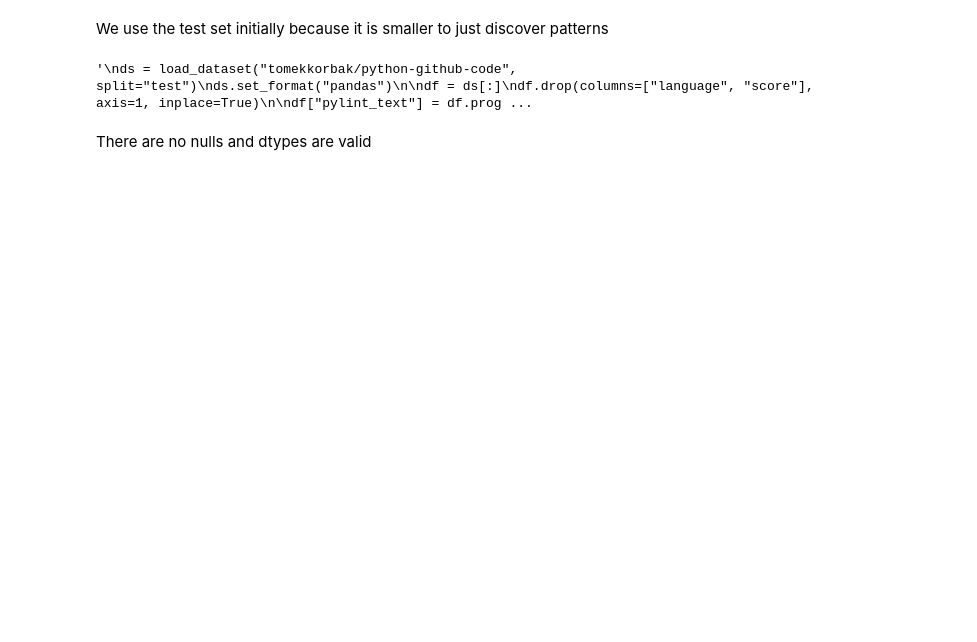
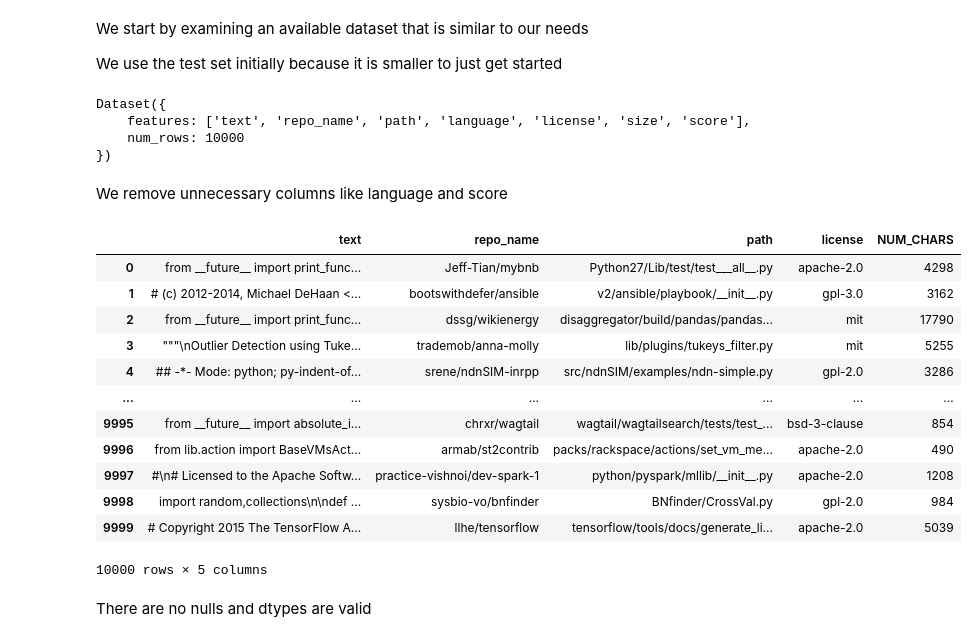
Before and after one commit to n-zalok/Python-Editor, a Jupyter notebook: notebooks/data_exploration.ipynb, the cells around one changed output. Cells and saved outputs as stored; diff of their text form; code cells hidden in the pictures; blank space fills up the shorter version.

```diff
--- a/notebooks/data_exploration.ipynb
+++ b/notebooks/data_exploration.ipynb
@@ -1,28 +1,41 @@
+# %% [markdown]
+We start by examining an available dataset that is similar to our needs
+
+We use the test set initially because it is smaller to just get started
 # %%
 import pandas as pd
 from datasets import load_dataset
-import sys
-sys.path.append("..")
 
-from tqdm import tqdm
-tqdm.pandas()
-
-from python_editor.data_processing import get_pylint_text, get_pylint_score
+ds = load_dataset("tomekkorbak/python-github-code", split="test")
+ds
+# %% [output]
+Dataset({
+    features: ['text', 'repo_name', 'path', 'language', 'license', 'size', 'score'],
+    num_rows: 10000
+})
-# %% [markdown]
-We use the test set initially because it is smaller to just discover patterns
+# %% [markdown]
+We remove unnecessary columns like language and score
 # %%
-ds = load_dataset("tomekkorbak/python-github-code", split="test")
 ds.set_format("pandas")
+df = ds[:]
 
-df = ds[:]
 df.drop(columns=["language", "score"], axis=1, inplace=True)
 df = df.rename(columns={"size": "NUM_CHARS"})
-
-df["pylint_text"] = df.progress_apply(get_pylint_text, axis=1)
-df["pylint_score"] = df.progress_apply(get_pylint_score, axis=1)
-df = df[df["pylint_score"] != -1]
+df
 # %% [output]
+|  | text | repo_name | path | license | NUM_CHARS |
+| 0 | from __future__ import print_func... | Jeff-Tian/mybnb | Python27/Lib/test/test___all__.py | apache-2.0 | 4298 |
+| 1 | # (c) 2012-2014, Michael DeHaan <... | bootswithdefer/ansible | v2/ansible/playbook/__init__.py | gpl-3.0 | 3162 |
+| 2 | from __future__ import print_func... | dssg/wikienergy | disaggregator/build/pandas/pandas... | mit | 17790 |
+| 3 | """\nOutlier Detection using Tuke... | trademob/anna-molly | lib/plugins/tukeys_filter.py | mit | 5255 |
+| 4 | ## -*- Mode: python; py-indent-of... | srene/ndnSIM-inrpp | src/ndnSIM/examples/ndn-simple.py | gpl-2.0 | 3286 |
+| ... | ... | ... | ... | ... | ... |
+| 9995 | from __future__ import absolute_i... | chrxr/wagtail | wagtail/wagtailsearch/tests/test_... | bsd-3-clause | 854 |
+| 9996 | from lib.action import BaseVMsAct... | armab/st2contrib | packs/rackspace/actions/set_vm_me... | apache-2.0 | 490 |
+| 9997 | #\n# Licensed to the Apache Softw... | practice-vishnoi/dev-spark-1 | python/pyspark/mllib/__init__.py | apache-2.0 | 1208 |
+| 9998 | import random,collections\n\ndef ... | sysbio-vo/bnfinder | BNfinder/CrossVal.py | gpl-2.0 | 984 |
+| 9999 | # Copyright 2015 The TensorFlow A... | llhe/tensorflow | tensorflow/tools/docs/generate_li... | apache-2.0 | 5039 |
-'\nds = load_dataset("tomekkorbak/python-github-code", split="test")\nds.set_format("pandas")\n\ndf = ds[:]\ndf.drop(columns=["language", "score"], axis=1, inplace=True)\n\ndf["pylint_text"] = df.prog ...
+10000 rows × 5 columns
 # %% [markdown]
 There are no nulls and dtypes are valid
 # %%
```
Also changed, not shown: parts of 12 cells of this notebook, 4 other files.
